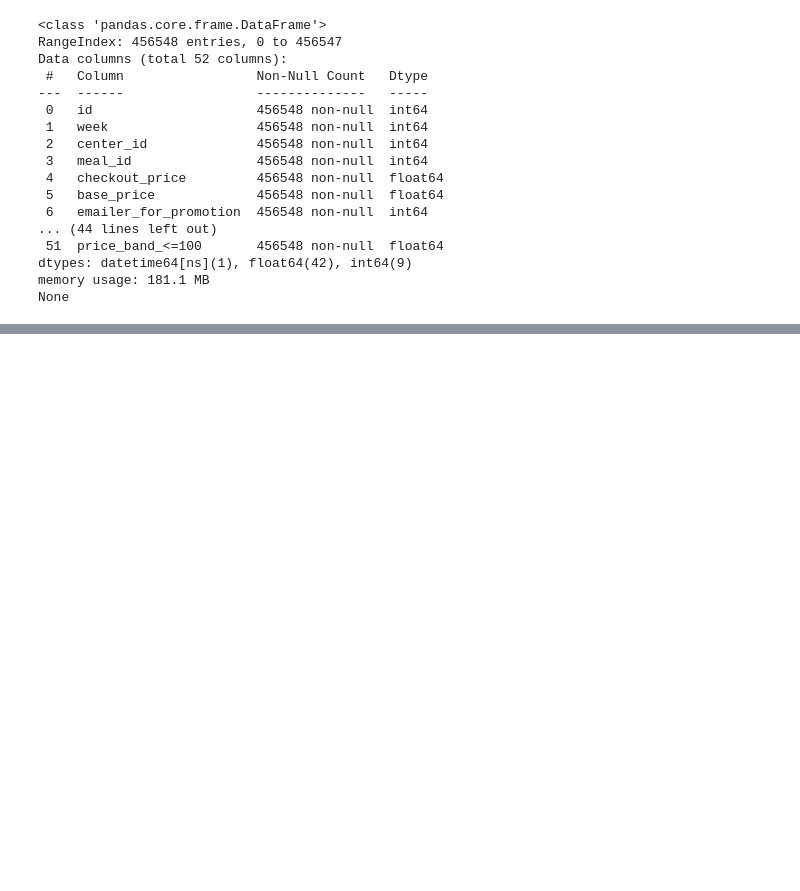
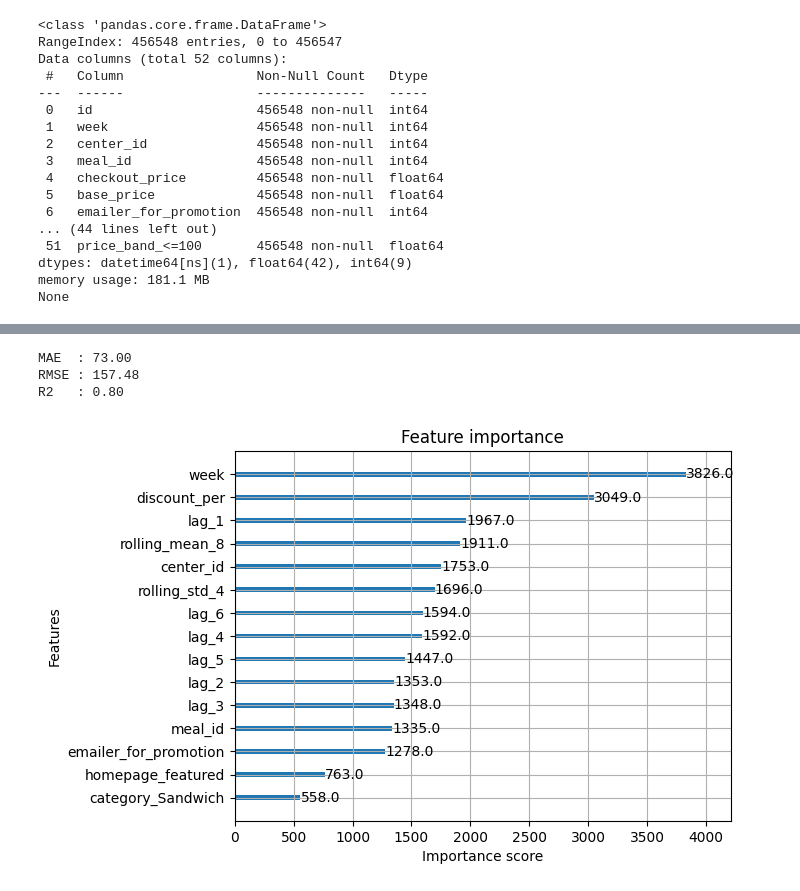
Before and after one commit to am1t-verma/AI_Demand_Forecasting_and_Inventory_Optimization, a Jupyter notebook: eda_food_demand_forecasting_v1.ipynb, the cells around one changed output, grey strips where cells are left out. Saved outputs shown, nothing was run; the diff lists cells and outputs as text; code cells hidden in the pictures; blank space fills up the shorter version.

Commit message:
xgboost

```diff
--- a/eda_food_demand_forecasting_v1.ipynb
+++ b/eda_food_demand_forecasting_v1.ipynb
@@ -696,0 +950,2 @@ None
+# %%
+train_merged = train_merged.sort_values(['center_id', 'meal_id', 'week'])   # sort values for week
@@ -696,0 +1009,49 @@ None
+# %%
+import re
+
+X_train.columns = (
+    X_train.columns
+    .astype(str)
+    .str.replace(r'[^a-zA-Z0-9_]', '', regex=True)
+)
+
+X_test.columns = (
+    X_test.columns
+    .astype(str)
+    .str.replace(r'[^a-zA-Z0-9_]', '', regex=True)
+)
+# %%
+# train the data with lag values;
+best_xgb = XGBRegressor(
+    n_estimators=500,
+    learning_rate=0.05,
+    max_depth=6,
+    subsample=0.8,
+    colsample_bytree=0.8,
+    reg_alpha=0.1,
+    reg_lambda=3,
+    gamma=0,
+    random_state=42,
+    n_jobs=-1
+)
+
+best_xgb.fit(X_train, y_train)
+
+y_pred_best = best_xgb.predict(X_test)
+
+print(f"MAE  : {mean_absolute_error(y_test, y_pred_best):.2f}")
+print(f"RMSE : {np.sqrt(mean_squared_error(y_test, y_pred_best)):.2f}")
+print(f"R2   : {r2_score(y_test, y_pred_best):.2f}")
+# %% [output]
+MAE  : 73.00
+RMSE : 157.48
+R2   : 0.80
+# %%
+import matplotlib.pyplot as plt
+from xgboost import plot_importance
+
+plot_importance(best_xgb, max_num_features=15)
+plt.show()
+# plot the feature imp. in above model
+# %% [output]
+[figure, added]
```
Also changed, not shown: parts of 27 cells of this notebook.
